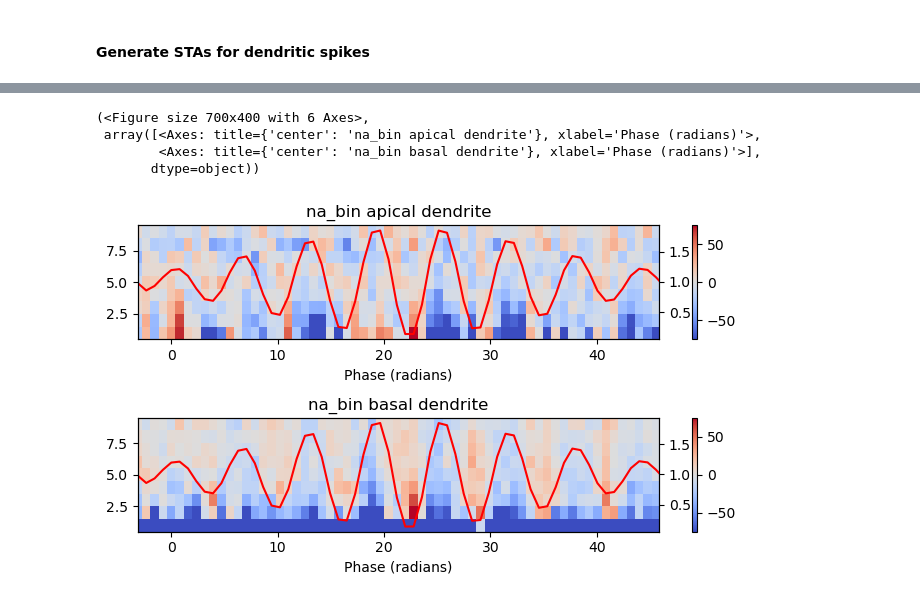
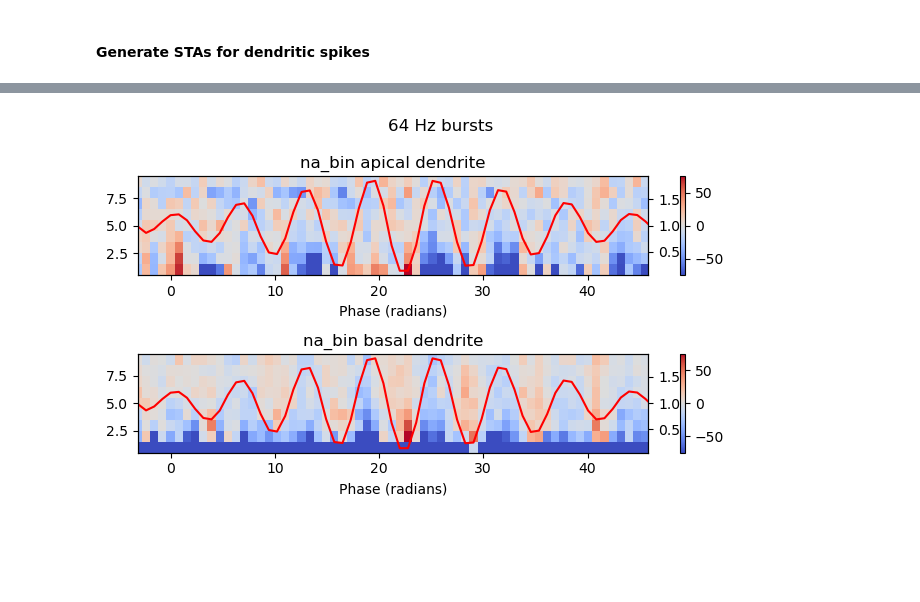
Before and after one commit to dbheadley/InhibOnDendComp, a Jupyter notebook: scripts/DendSpike_OscBursts.ipynb, the cells around one changed output, grey strips where cells are left out. Drawn from its saved outputs; the diff is of its cells as text; code cells hidden in the pictures; blank space fills up the shorter version.

```diff
--- a/scripts/DendSpike_OscBursts.ipynb
+++ b/scripts/DendSpike_OscBursts.ipynb
@@ -52,6 +44,14 @@ sim_dict = [{'SimName': 'burst_64hz_prox',
             'NMDAFileSuffix': '_nmda.csv',
             'BurstModFile': 'modulatory_trace_64Hz.npy',
             'APFile': 'spikes.h5'},
+            {'SimName': 'burst_16hz_dist',
+            'RootDir': root_dir,
+            'SimDir': 'output_burst_16Hz_dist',
+            'CaFileSuffix': '_ca.csv',
+            'NaFileSuffix': '_na.csv',
+            'NMDAFileSuffix': '_nmda.csv',
+            'BurstModFile': 'modulatory_trace_16Hz.npy',
+            'APFile': 'spikes.h5'},
             ]
 
 sim_df = pd.DataFrame(sim_dict)
@@ -180,8 +189,6 @@ plot_dendevt_ph(lag_sta[0], dendevt='nmda_bin', vmin=-75, vmax=75)
 # %%
-plot_dendevt_ph(lag_sta[0], dendevt='na_bin', vmin=-75, vmax=75)
+fig, _ = plot_dendevt_ph(lag_sta[0], evt='na_bin', vmin=-75, vmax=75)
+fig.suptitle('64 Hz bursts')
+fig.tight_layout()
 # %% [output]
-(<Figure size 700x400 with 6 Axes>,
- array([<Axes: title={'center': 'na_bin apical dendrite'}, xlabel='Phase (radians)'>,
-        <Axes: title={'center': 'na_bin basal dendrite'}, xlabel='Phase (radians)'>],
-       dtype=object))
-[figure, old version]
+[figure, new version]
```
Also changed, not shown: parts of 11 cells of this notebook, 3 other files.
